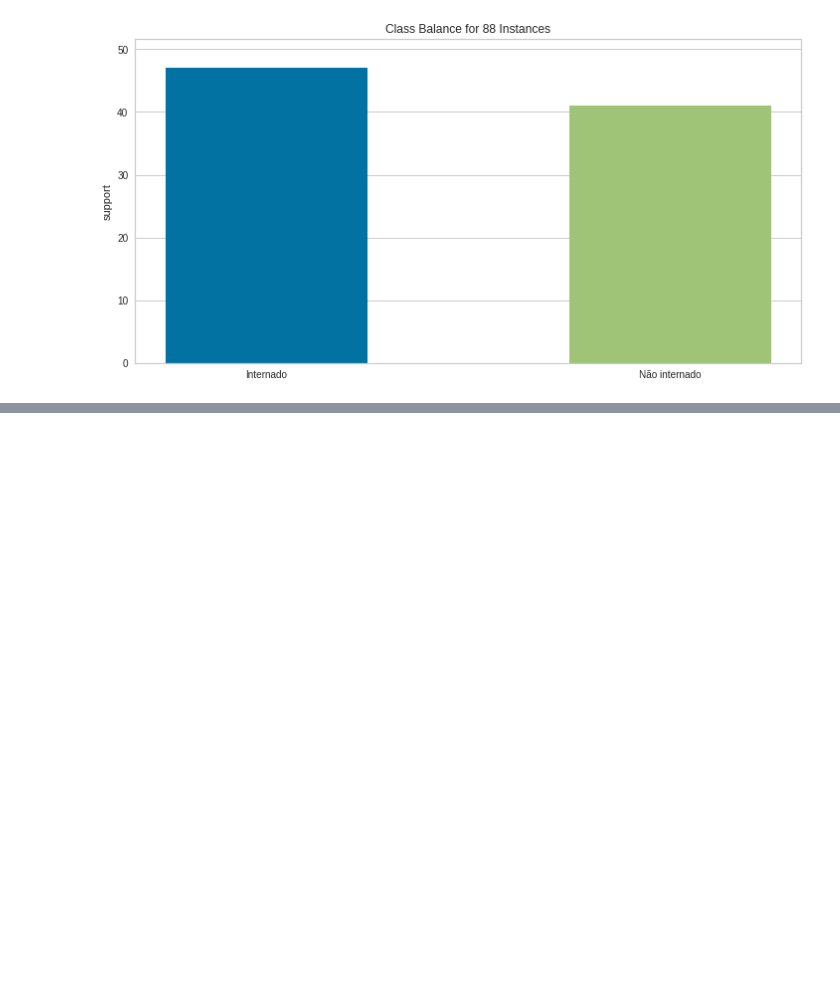
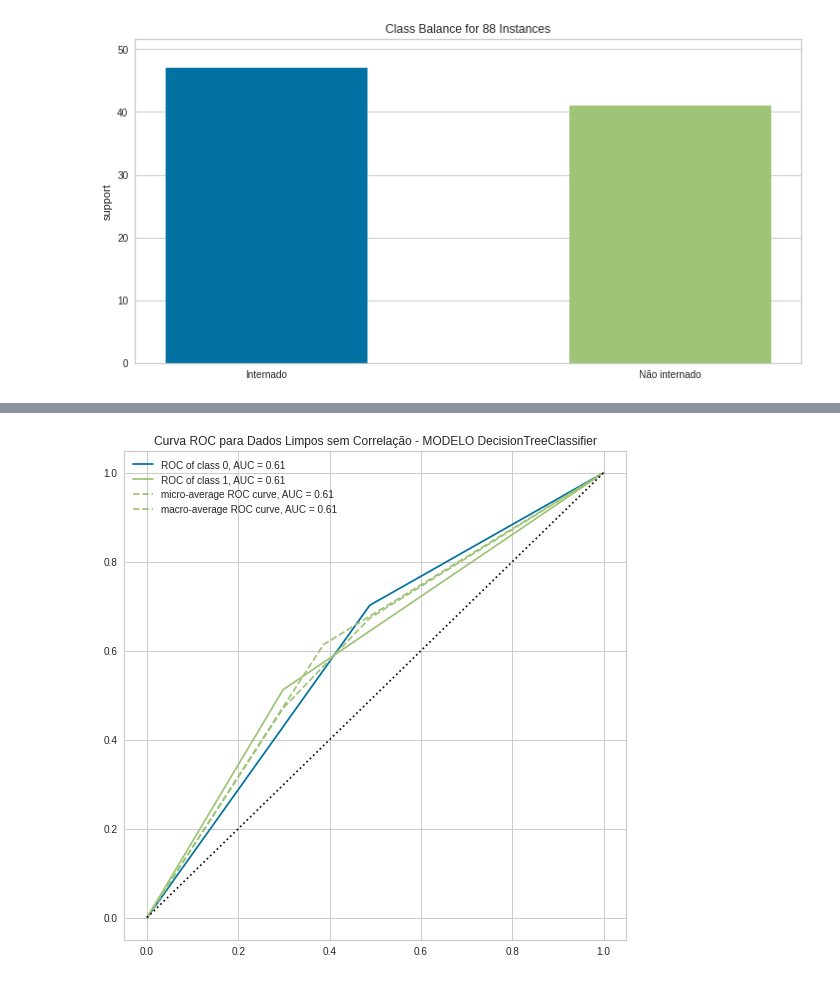
Before and after one commit to letpires/BootcampAlura, a Jupyter notebook: Projeto_final.ipynb, the cells around one changed output, grey strips where cells are left out. Saved outputs shown, nothing was run; the diff lists cells and outputs as text; code cells hidden in the pictures; blank space fills up the shorter version.

```diff
--- a/Projeto_final.ipynb
+++ b/Projeto_final.ipynb
@@ -451,0 +570,4 @@ plotar_FeatureImportances(dados_limpos, modelo_logistic_regression_dados_limpos)
+# %%
+plotar_roc_auc(decision_tree_dados_limpos_sem_corr, dados_limpos_sem_corr, "Dados Limpos sem Correlação")
+# %% [output]
+[figure, added]
```
Also changed, not shown: parts of 75 cells of this notebook.
